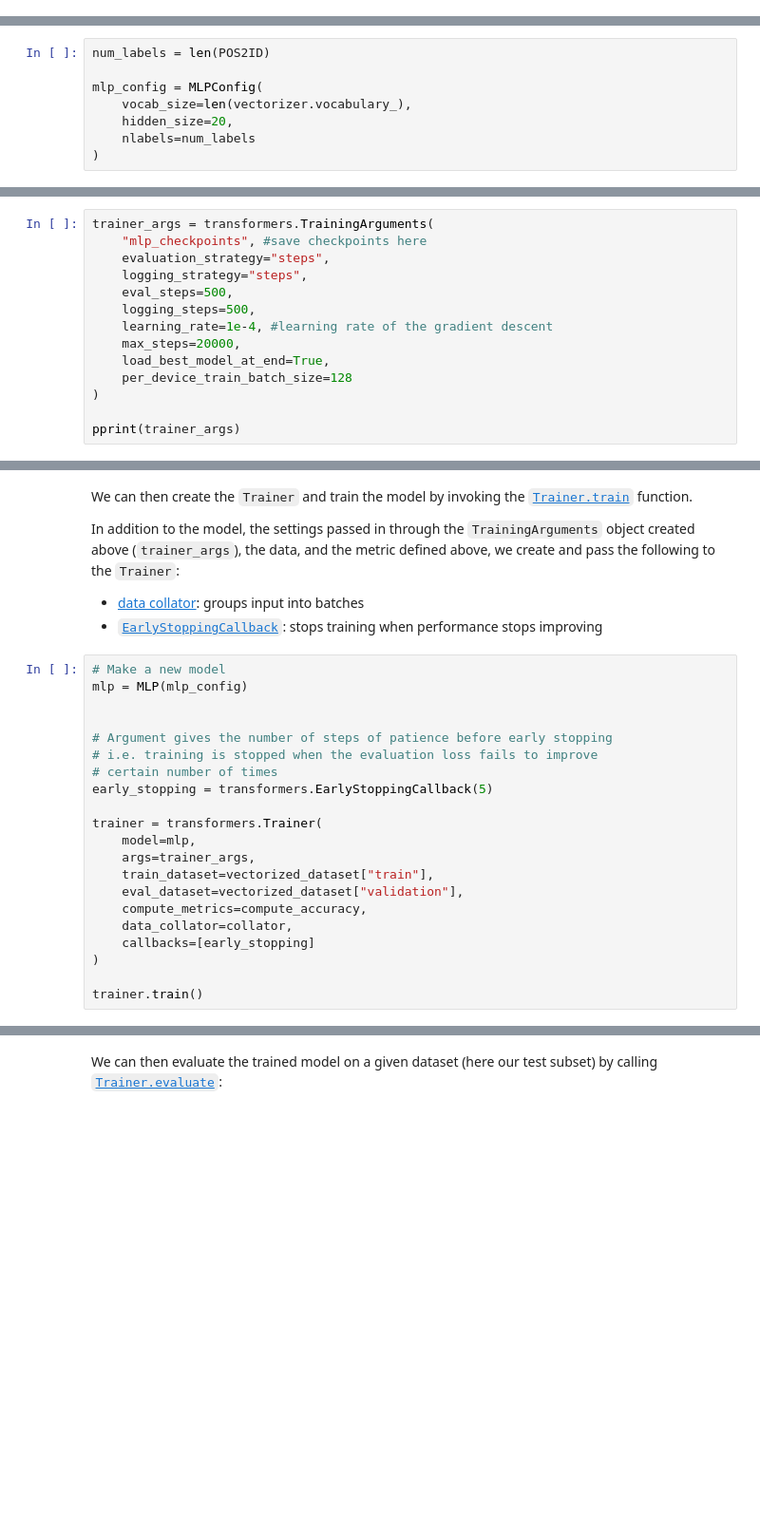
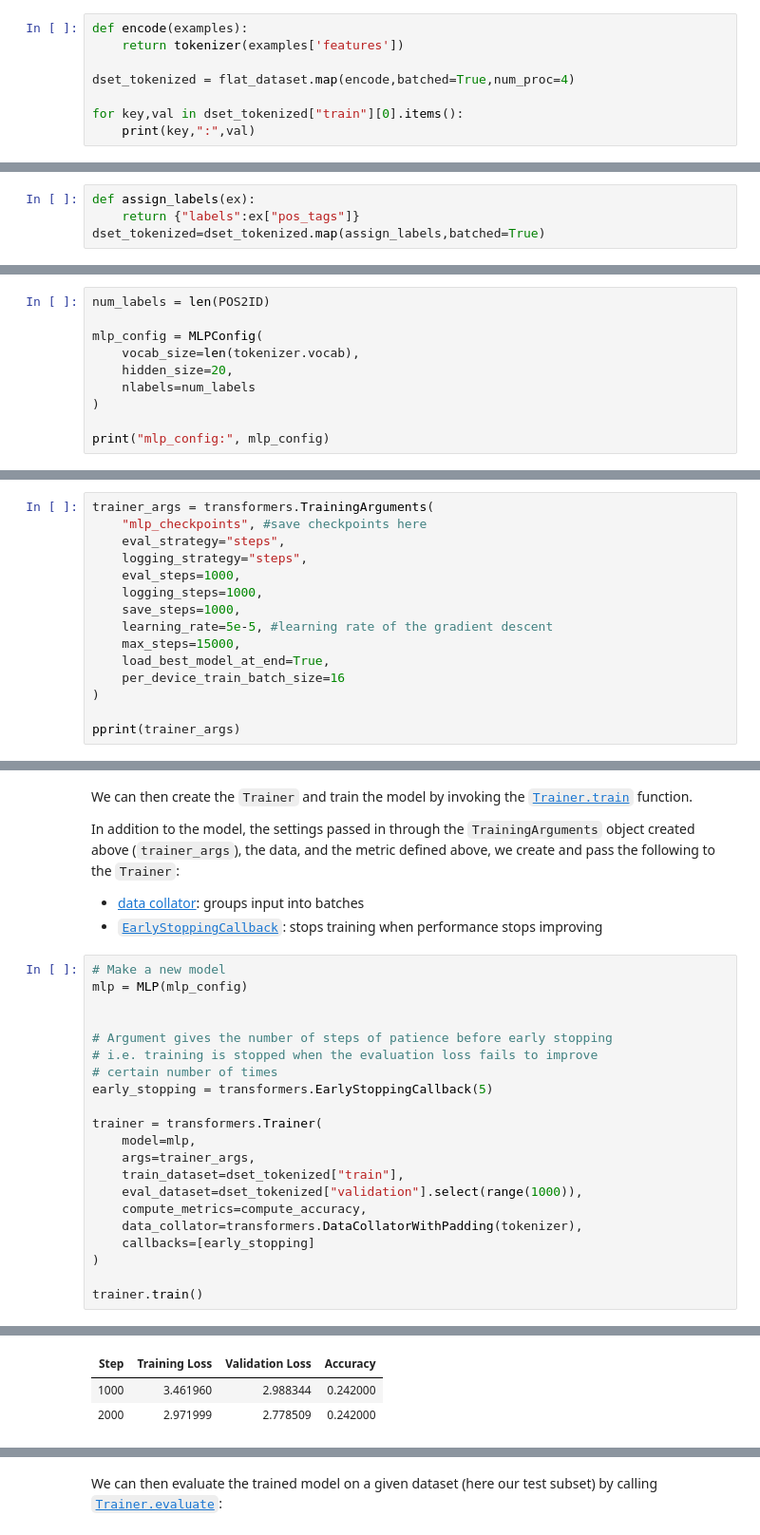
Before and after one commit to TurkuNLP/intro-to-nlp, a Jupyter notebook: sequence_labeling_mlp.ipynb, the cells around one changed output, grey strips where cells are left out. Shown at 95% size. Drawn from its saved outputs; the diff is of its cells as text; blank space fills up the shorter version.

```diff
--- a/sequence_labeling_mlp.ipynb
+++ b/sequence_labeling_mlp.ipynb
@@ -365,0 +393,8 @@ pprint(vectorized_dataset["train"][0])
+# %%
+def encode(examples):
+    return tokenizer(examples['features'])
+
+dset_tokenized = flat_dataset.map(encode,batched=True,num_proc=4)
+
+for key,val in dset_tokenized["train"][0].items():
+    print(key,":",val)
@@ -365,0 +409,4 @@ pprint(vectorized_dataset["train"][0])
+# %%
+def assign_labels(ex):
+    return {"labels":ex["pos_tags"]}
+dset_tokenized=dset_tokenized.map(assign_labels,batched=True)
@@ -438,7 +516,9 @@ Configure the model
 num_labels = len(POS2ID)
 
 mlp_config = MLPConfig(
-    vocab_size=len(vectorizer.vocabulary_),
+    vocab_size=len(tokenizer.vocab),
     hidden_size=20,
     nlabels=num_labels
 )
+
+print("mlp_config:", mlp_config)
@@ -462,14 +549,15 @@ Printing this simple dataclass object will show not only the values we set, but
 # %%
 trainer_args = transformers.TrainingArguments(
     "mlp_checkpoints", #save checkpoints here
-    evaluation_strategy="steps",
+    eval_strategy="steps",
     logging_strategy="steps",
-    eval_steps=500,
-    logging_steps=500,
-    learning_rate=1e-4, #learning rate of the gradient descent
-    max_steps=20000,
+    eval_steps=1000,
+    logging_steps=1000,
+    save_steps=1000,
+    learning_rate=5e-5, #learning rate of the gradient descent
+    max_steps=15000,
     load_best_model_at_end=True,
-    per_device_train_batch_size=128
+    per_device_train_batch_size=16
 )
 
 pprint(trainer_args)
@@ -525,10 +613,10 @@ early_stopping = transformers.EarlyStoppingCallback(5)
 trainer = transformers.Trainer(
     model=mlp,
     args=trainer_args,
-    train_dataset=vectorized_dataset["train"],
-    eval_dataset=vectorized_dataset["validation"],
+    train_dataset=dset_tokenized["train"],
+    eval_dataset=dset_tokenized["validation"].select(range(1000)),
     compute_metrics=compute_accuracy,
-    data_collator=collator,
+    data_collator=transformers.DataCollatorWithPadding(tokenizer),
     callbacks=[early_stopping]
 )
 
@@ -537,0 +626,3 @@ wandb: WARNING The `run_name` is currently set to the same value as `TrainingArg
+| Step | Training Loss | Validation Loss | Accuracy |
+| 1000 | 3.461960 | 2.988344 | 0.242000 |
+| 2000 | 2.971999 | 2.778509 | 0.242000 |
```
Also changed, not shown: parts of 21 cells of this notebook.
